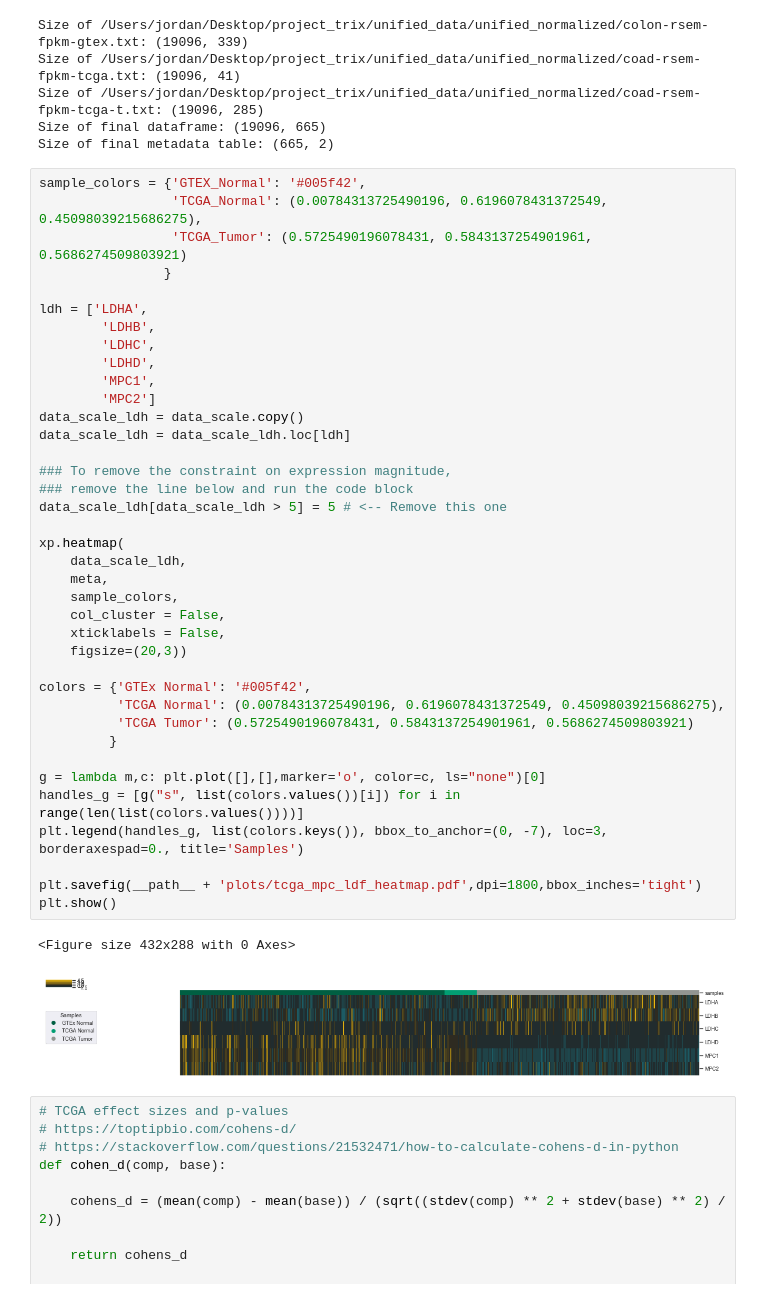
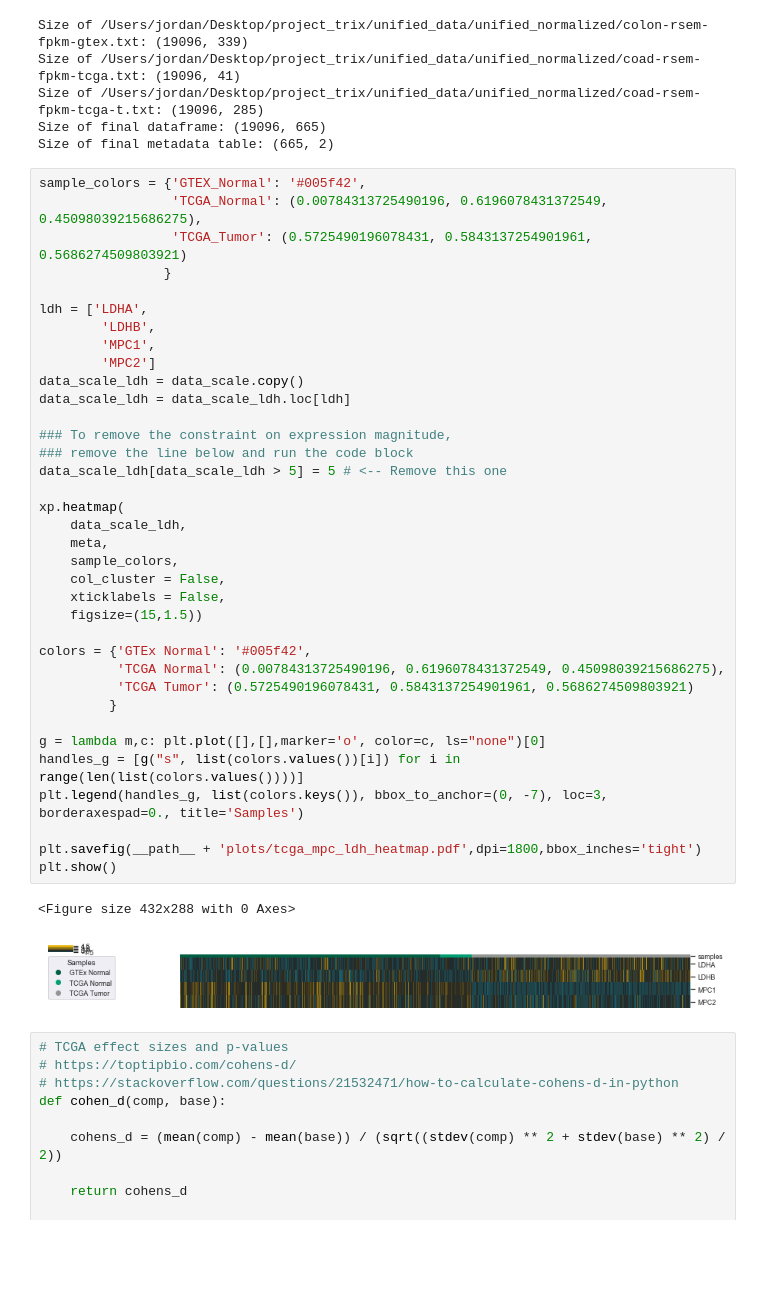
Before and after one commit to WarburgWang/bensard_figures_2019, a Jupyter notebook: Bensard_Figures_2019.ipynb, the cells around one changed output. Cells and saved outputs as stored; diff of their text form; blank space fills up the shorter version.

```diff
--- a/Bensard_Figures_2019.ipynb
+++ b/Bensard_Figures_2019.ipynb
@@ -779,39 +779,37 @@ sample_colors = {'GTEX_Normal': '#005f42',
 
 ldh = ['LDHA',
         'LDHB',
-        'LDHC',
-        'LDHD',
         'MPC1',
         'MPC2']
 data_scale_ldh = data_scale.copy()
 data_scale_ldh = data_scale_ldh.loc[ldh]
 
 ### To remove the constraint on expression magnitude,
 ### remove the line below and run the code block
 data_scale_ldh[data_scale_ldh > 5] = 5 # <-- Remove this one
 
 xp.heatmap(
     data_scale_ldh,
     meta,
     sample_colors,
     col_cluster = False,
     xticklabels = False,
-    figsize=(20,3))
+    figsize=(15,1.5))
 
 colors = {'GTEx Normal': '#005f42',
           'TCGA Normal': (0.00784313725490196, 0.6196078431372549, 0.45098039215686275),
           'TCGA Tumor': (0.5725490196078431, 0.5843137254901961, 0.5686274509803921)
          }
 
 g = lambda m,c: plt.plot([],[],marker='o', color=c, ls="none")[0]
 handles_g = [g("s", list(colors.values())[i]) for i in range(len(list(colors.values())))]
 plt.legend(handles_g, list(colors.keys()), bbox_to_anchor=(0, -7), loc=3, borderaxespad=0., title='Samples')
 
-plt.savefig(__path__ + 'plots/tcga_mpc_ldf_heatmap.pdf',dpi=1800,bbox_inches='tight')
+plt.savefig(__path__ + 'plots/tcga_mpc_ldh_heatmap.pdf',dpi=1800,bbox_inches='tight')
 plt.show()
 # %% [output]
 <Figure size 432x288 with 0 Axes>
-[figure, old version]
+[figure, new version]
 # %%
 # TCGA effect sizes and p-values
 # https://toptipbio.com/cohens-d/
```
Also changed, not shown: parts of 1 cell of this notebook, 39 other files.
